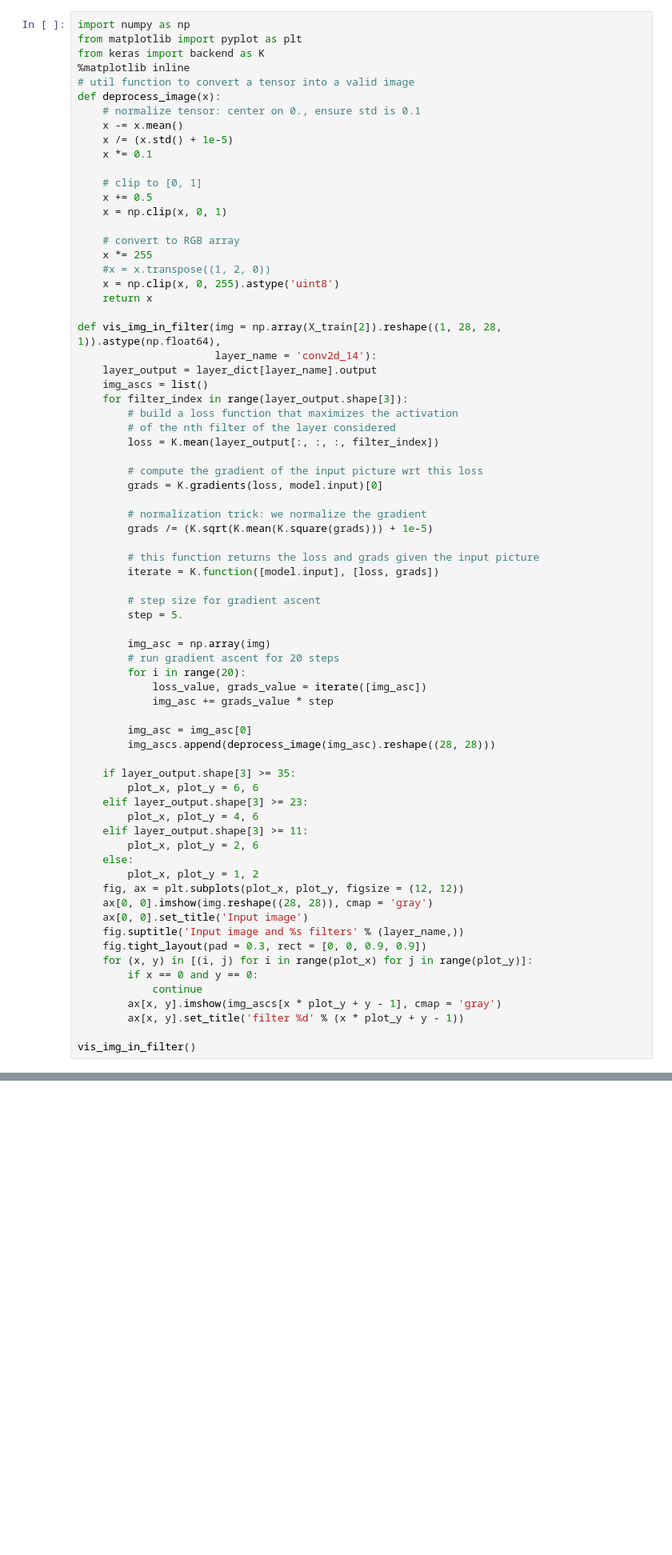
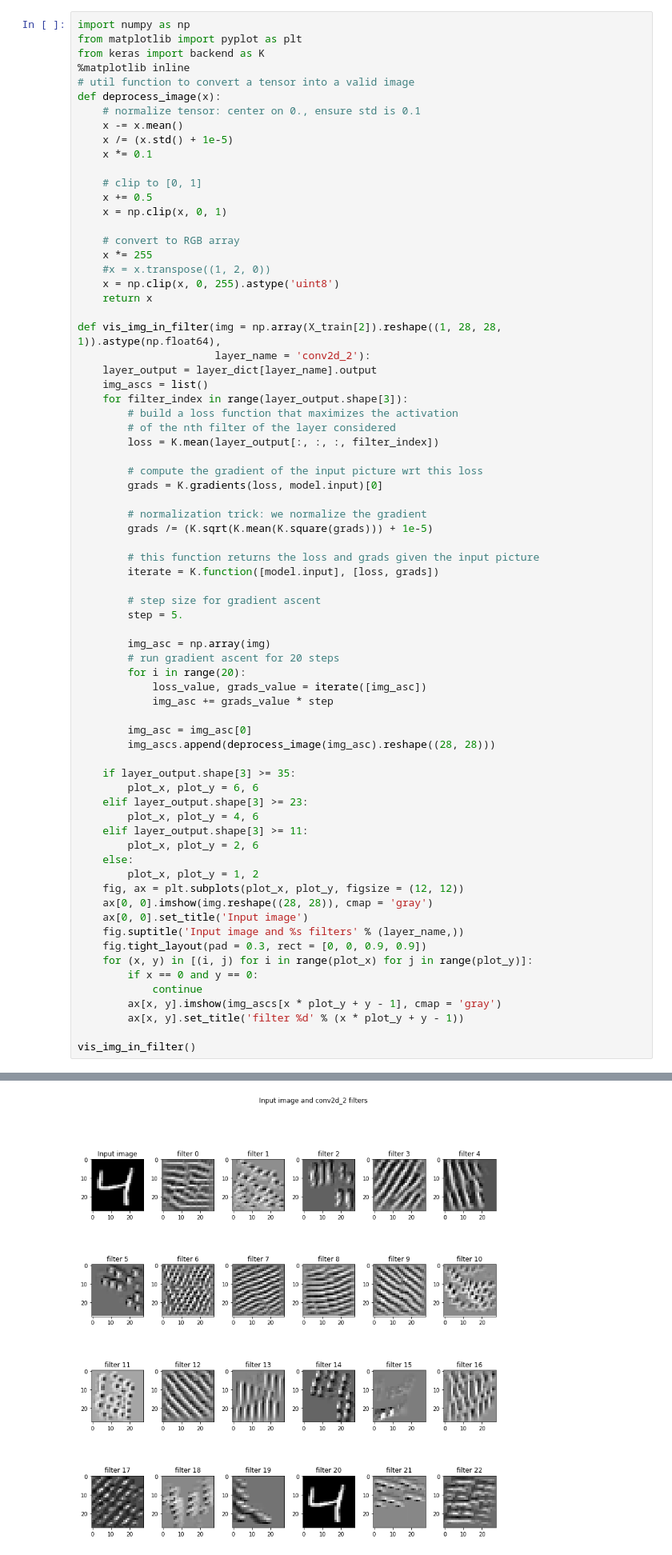
Before and after one commit to amar-naik/EAP, a Jupyter notebook: DNN.ipynb, the cells around one changed output, grey strips where cells are left out. Shown: that part at 80% size. Cells and saved outputs as stored; diff of their text form; blank space fills up the shorter version.

```diff
--- a/DNN.ipynb
+++ b/DNN.ipynb
@@ -180,7 +208,7 @@ def deprocess_image(x):
     return x
 
 def vis_img_in_filter(img = np.array(X_train[2]).reshape((1, 28, 28, 1)).astype(np.float64),
-                      layer_name = 'conv2d_14'):
+                      layer_name = 'conv2d_2'):
     layer_output = layer_dict[layer_name].output
     img_ascs = list()
     for filter_index in range(layer_output.shape[3]):
@@ -233,0 +261 @@ KeyError: ignored
+[figure, added]
```
Also changed, not shown: parts of 9 cells of this notebook.
